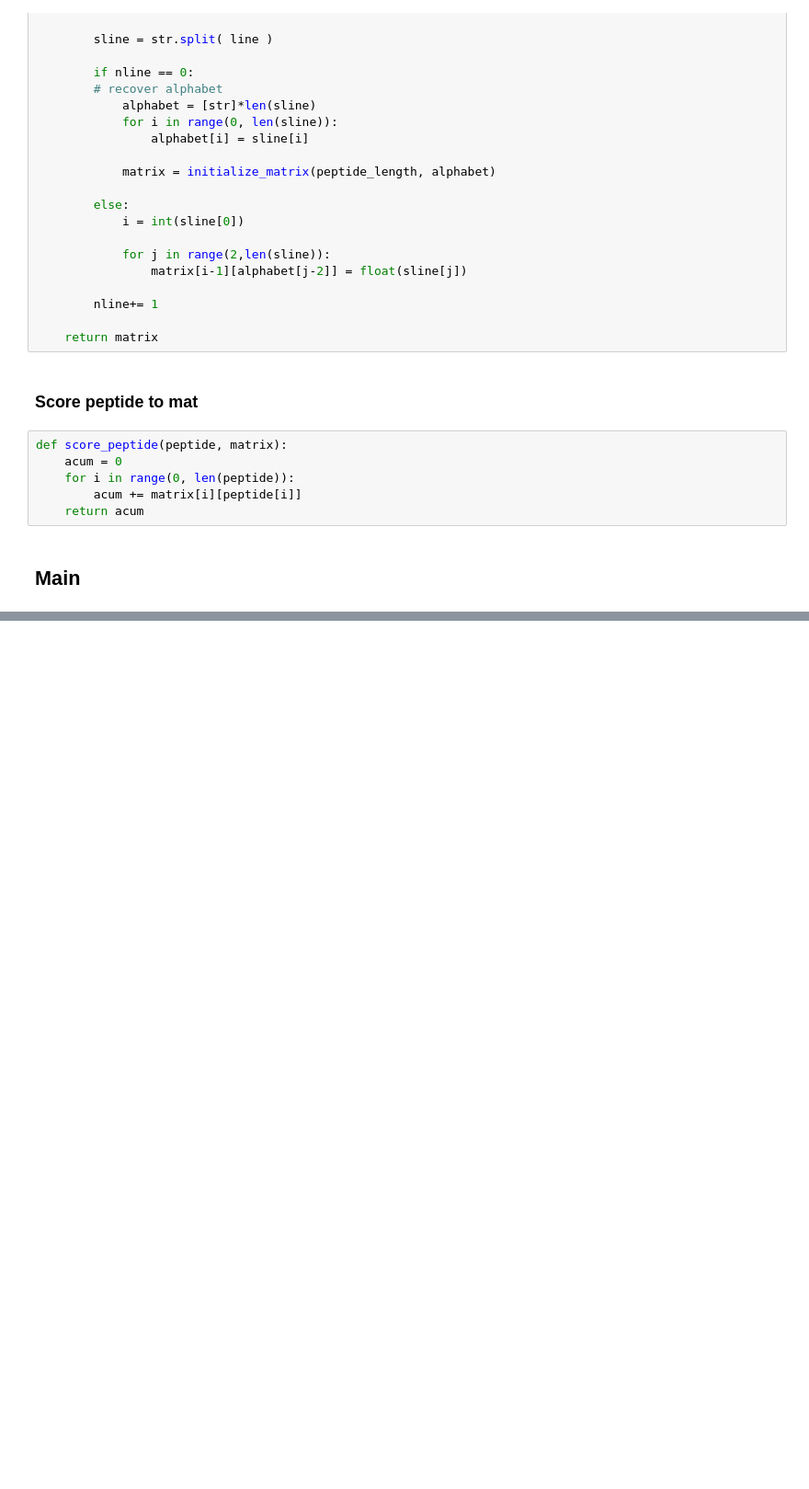
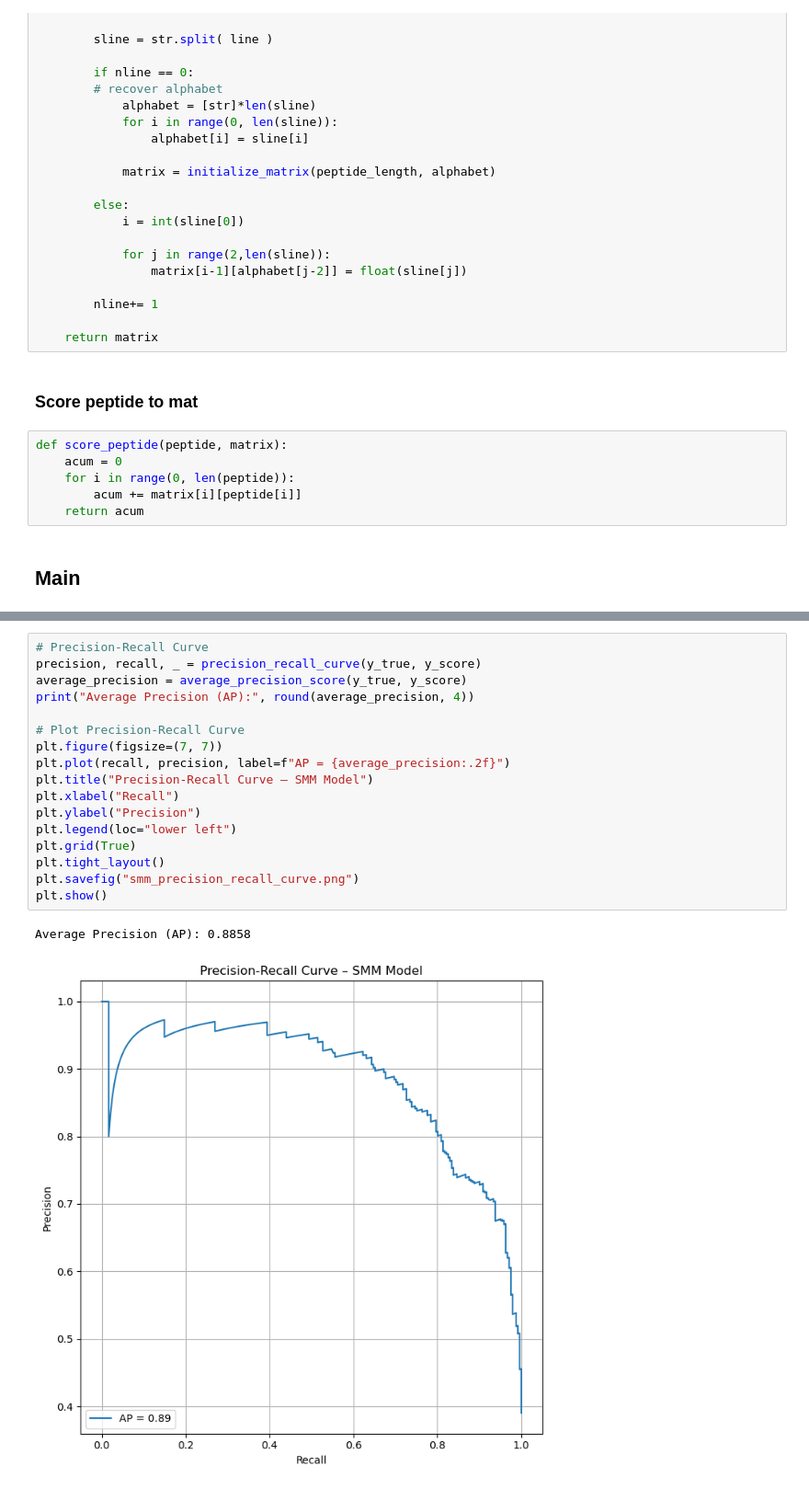
Before and after one commit to s215098/BioAlgoProject2025, a Jupyter notebook: code/PSSM/pep2score.ipynb, the cells around one changed output, grey strips where cells are left out. Shown at 92% size. Cells and saved outputs as stored; diff of their text form; blank space fills up the shorter version.

```diff
--- a/code/PSSM/pep2score.ipynb
+++ b/code/PSSM/pep2score.ipynb
@@ -122,0 +177,20 @@ PCC:  0.26971863673924973
+# %%
+# Precision-Recall Curve
+precision, recall, _ = precision_recall_curve(y_true, y_score)
+average_precision = average_precision_score(y_true, y_score)
+print("Average Precision (AP):", round(average_precision, 4))
+
+# Plot Precision-Recall Curve
+plt.figure(figsize=(7, 7))
+plt.plot(recall, precision, label=f"AP = {average_precision:.2f}")
+plt.title("Precision-Recall Curve – SMM Model")
+plt.xlabel("Recall")
+plt.ylabel("Precision")
+plt.legend(loc="lower left")
+plt.grid(True)
+plt.tight_layout()
+plt.savefig("smm_precision_recall_curve.png")
+plt.show()
+# %% [output]
+Average Precision (AP): 0.8858
+[figure, added]
```
Also changed, not shown: parts of 5 cells of this notebook, 7 other files.
